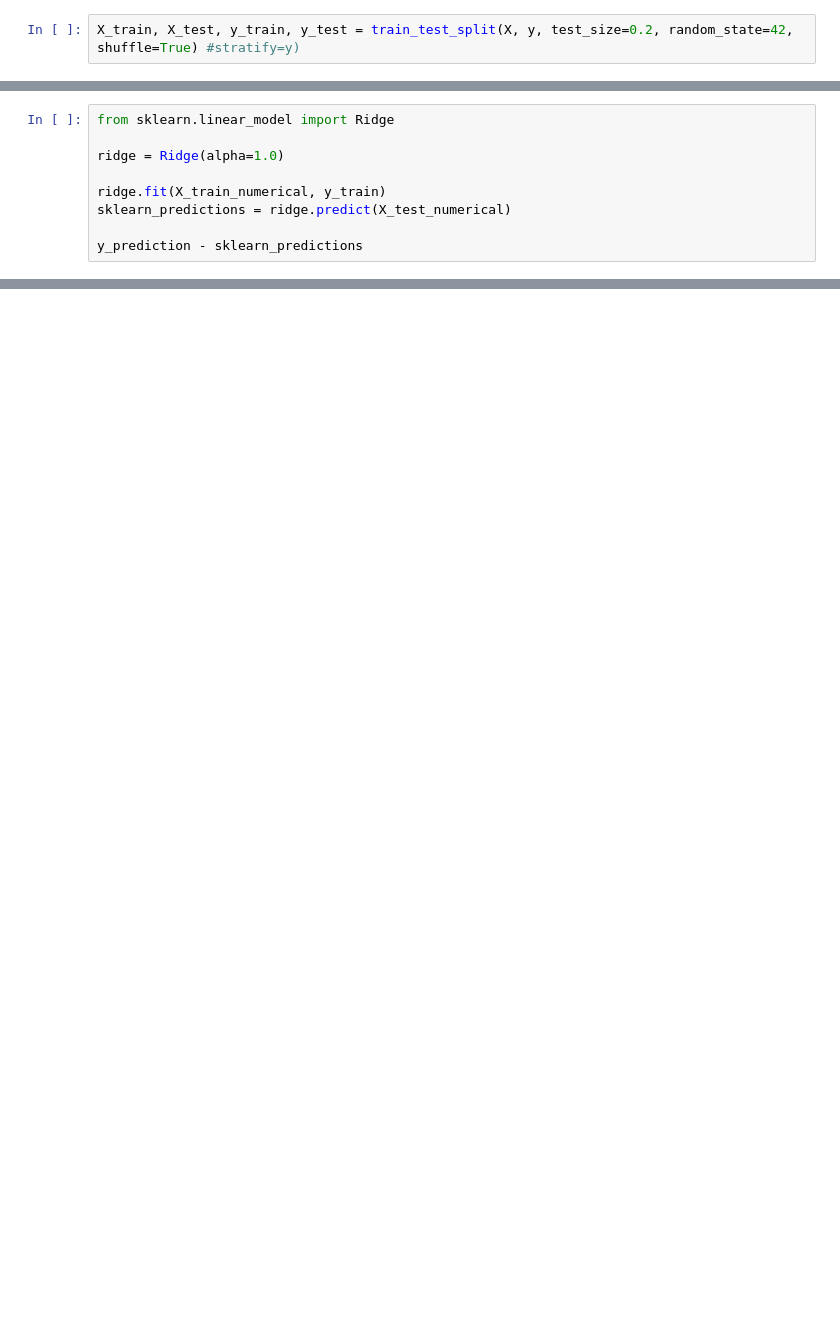
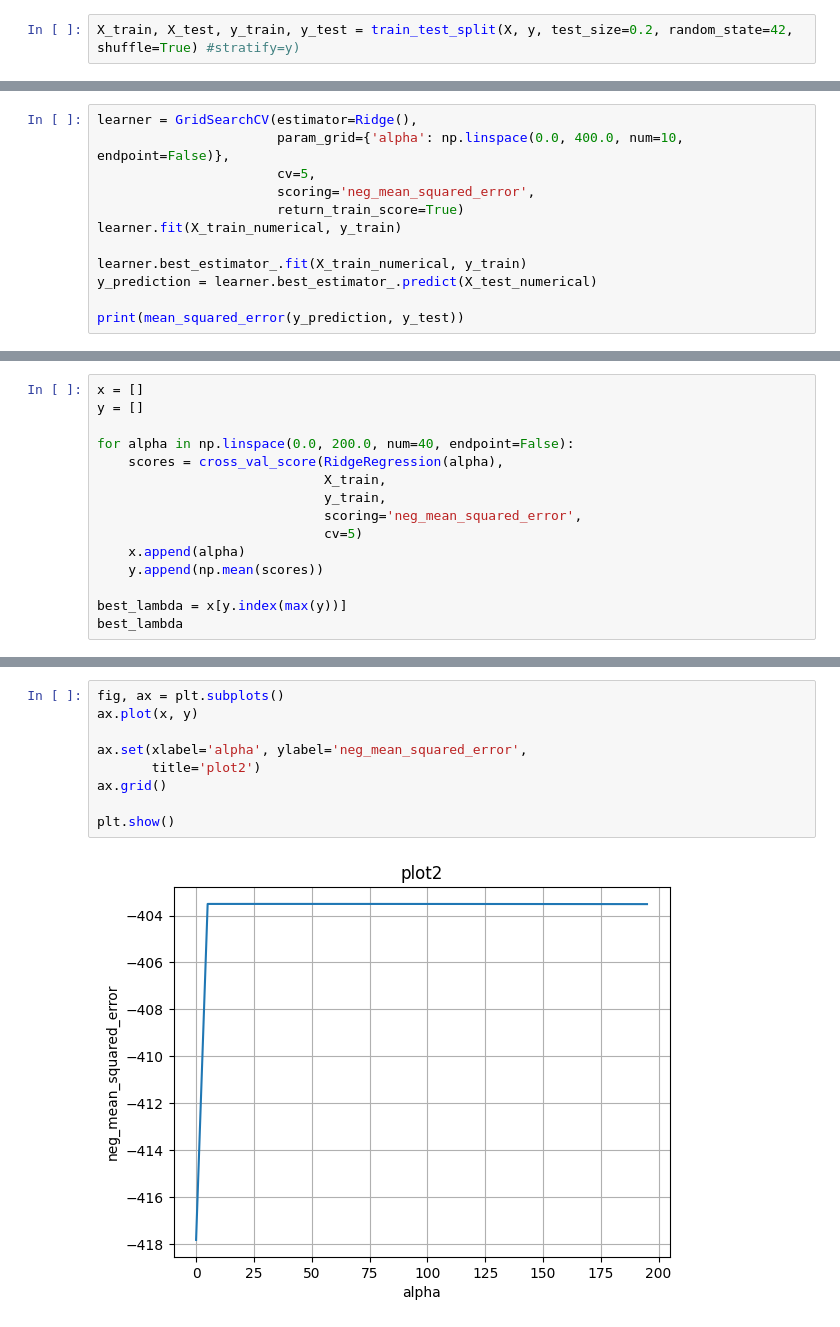
Before and after one commit to nemolino/TrackPopularityPredictor, a Jupyter notebook: notebook.ipynb, the cells around one changed output, grey strips where cells are left out. Cells and saved outputs as stored; diff of their text form; blank space fills up the shorter version.

```diff
--- a/notebook.ipynb
+++ b/notebook.ipynb
@@ -222,9 +318,0 @@ print(mean_absolute_errors, std_absolute_errors)
-# %%
-from sklearn.linear_model import Ridge
-
-ridge = Ridge(alpha=1.0)
-
-ridge.fit(X_train_numerical, y_train)
-sklearn_predictions = ridge.predict(X_test_numerical)
-
-y_prediction - sklearn_predictions
@@ -243,0 +319,12 @@ Length: 22800, dtype: float64
+# %%
+learner = GridSearchCV(estimator=Ridge(),
+                       param_grid={'alpha': np.linspace(0.0, 400.0, num=10, endpoint=False)},
+                       cv=5,
+                       scoring='neg_mean_squared_error',
+                       return_train_score=True)
+learner.fit(X_train_numerical, y_train)
+
+learner.best_estimator_.fit(X_train_numerical, y_train)
+y_prediction = learner.best_estimator_.predict(X_test_numerical)
+
+print(mean_squared_error(y_prediction, y_test))
@@ -243,0 +335,15 @@ Length: 22800, dtype: float64
+# %%
+x = []
+y = []
+
+for alpha in np.linspace(0.0, 200.0, num=40, endpoint=False):
+    scores = cross_val_score(RidgeRegression(alpha),
+                             X_train,
+                             y_train,
+                             scoring='neg_mean_squared_error',
+                             cv=5)
+    x.append(alpha)
+    y.append(np.mean(scores))
+
+best_lambda = x[y.index(max(y))]
+best_lambda
@@ -244 +352,12 @@ Length: 22800, dtype: float64
+# %%
+fig, ax = plt.subplots()
+ax.plot(x, y)
+
+ax.set(xlabel='alpha', ylabel='neg_mean_squared_error',
+       title='plot2')
+ax.grid()
+
+plt.show()
+# %% [output]
+[figure, added]
 # %%
```
Also changed, not shown: parts of 50 cells of this notebook.
